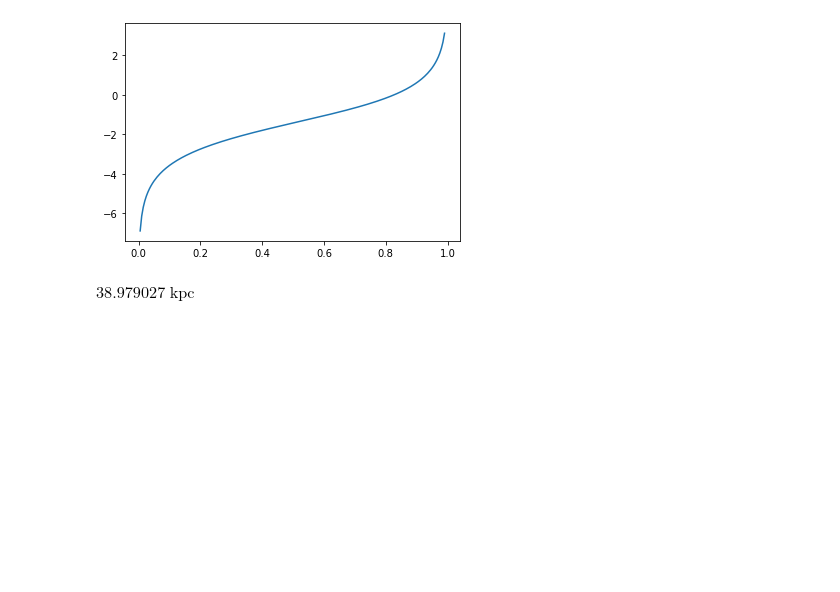
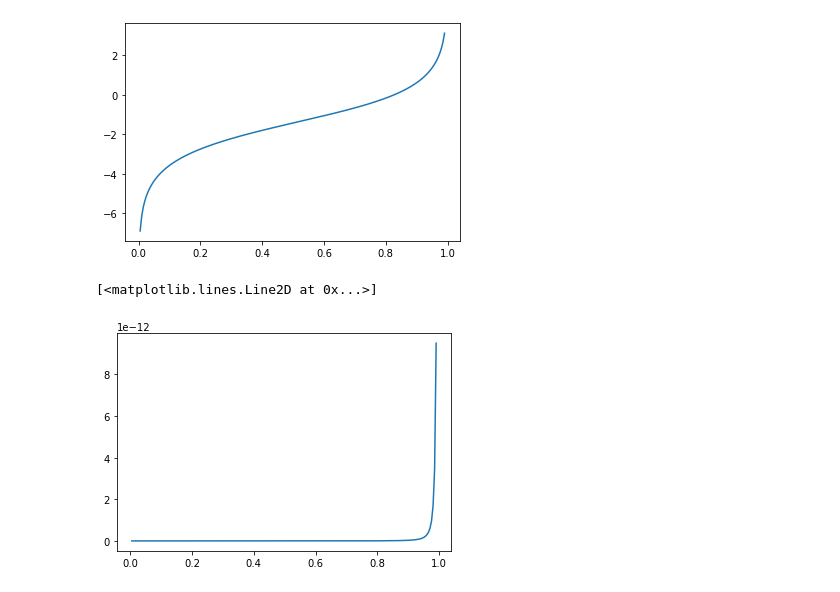
Before and after one commit to samberek/ast1501, a Jupyter notebook: prelim_1407.ipynb, the cells around one changed output. Saved outputs shown, nothing was run; the diff lists cells and outputs as text; code cells hidden in the pictures; blank space fills up the shorter version.

```diff
--- a/prelim_1407.ipynb
+++ b/prelim_1407.ipynb
@@ -109,10 +119,11 @@ $4.3009173 \times 10^{-6} \; \mathrm{\frac{km^{2}\,kpc}{M_{\odot}\,s^{2}}}$
 ## Testing Pieces of Stan Code to Debug
 # %%
 #stan code
-pos = np.sqrt((4.93**2)+20**2)
-vel = np.sqrt((-343)**2)
+M=10**12.8
+a=100
+pos = np.sqrt((30**2) + 20**2)
+vel = np.sqrt(200**2 + 100**2)
 
-M = 2.*np.pi*1e6*(100**3)
-pot = -4.3009173*(1e-6)*M/(pos+100)
+pot = -4.3009173*(1e-6)*M/(pos+a)
 epsilon = -(vel**2)/2. - pot
 epsilon_tilde = epsilon*100 / (4.3009173*(1e-6)*M)
@@ -173,12 +182,12 @@ tilde(100, 1e-6, pos, vel/100)
 # %%
 # plot distribution function
 
-def df_hernquist(epsilon_tilde, rho0, a):
+def df_hernquist(epsilon_tilde, M, a):
 
 #     pos = np.sqrt(r**2+x**2)
 #     vel = np.sqrt(xv**2+yv**2+zv**2)
 
-    M = 2.*np.pi*rho0*a**3
+#     M = 2.*np.pi*rho0*a**3
 #     pot = -4.3009173e-6*M/(pos+a)
 #     epsilon = -vel**2/2 - pot
 #     epsilon_tilde = epsilon*a / (4.3009173e-6*M)
@@ -210,12 +230,11 @@ df_hernquist(0.5, 1e6, 100)
 # %%
 G = 4.3009173e-6
 a = 100
-rho0 = 1e6
-M = 2.*np.pi*rho0*a**3
+M=6e12
 
 dlenergy = np.linspace(0,0.99,200)
 
-plt.plot(dlenergy, np.log10((G*M*a)**(3/2)*df_hernquist(dlenergy,rho0,a)))
+plt.plot(dlenergy, np.log10((G*M*a)**(3/2)*df_hernquist(dlenergy,M,a)))
 
 ##need to change functions to be in terms of mass
 # %% [output]
@@ -232,4 +243,5 @@ test = np.tan(radangle/2)*2*(26.8*u.Mpc)
-# %%
-test.to(u.kpc)
-# %% [output]
-$38.979027 \; \mathrm{kpc}$
+# %%
+plt.plot(dlenergy, (df_hernquist(dlenergy,M,a)))
+# %% [output]
+[<matplotlib.lines.Line2D at 0x...>]
+[figure, added]
```
Also changed, not shown: parts of 18 cells of this notebook.
